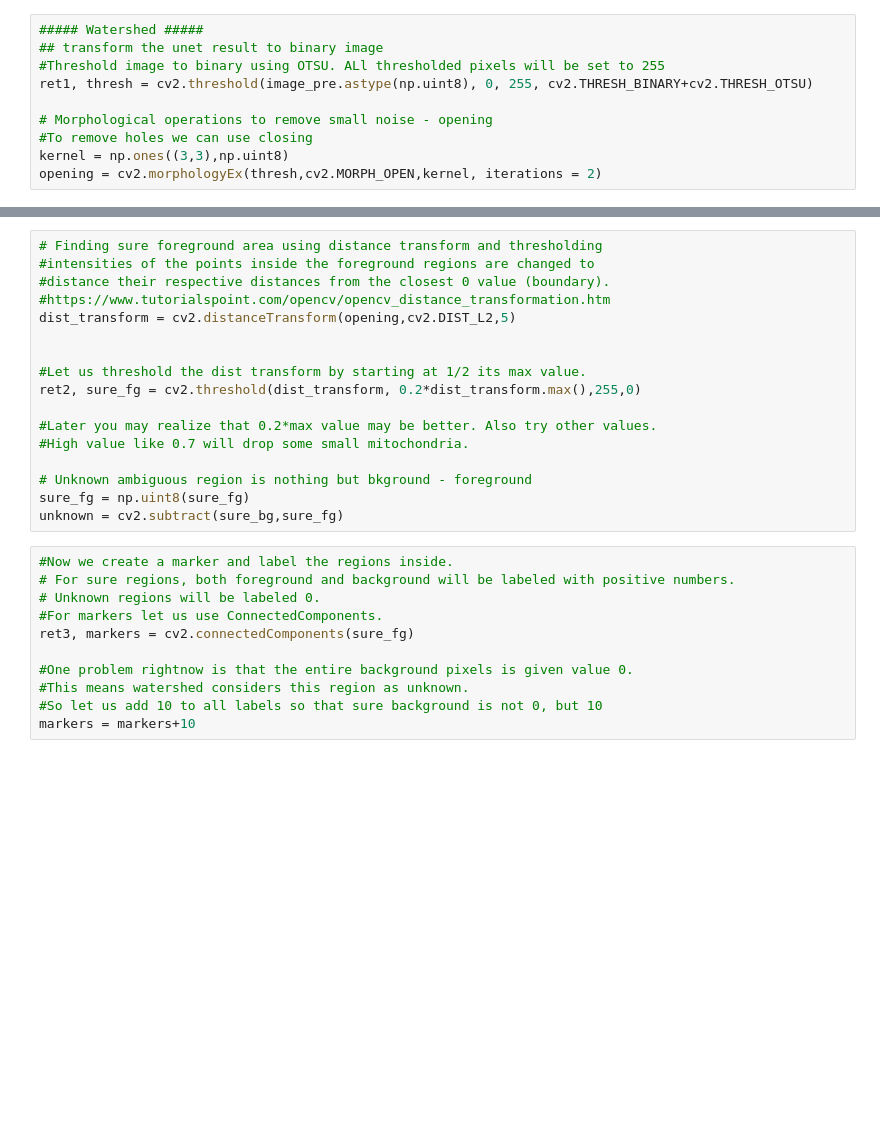
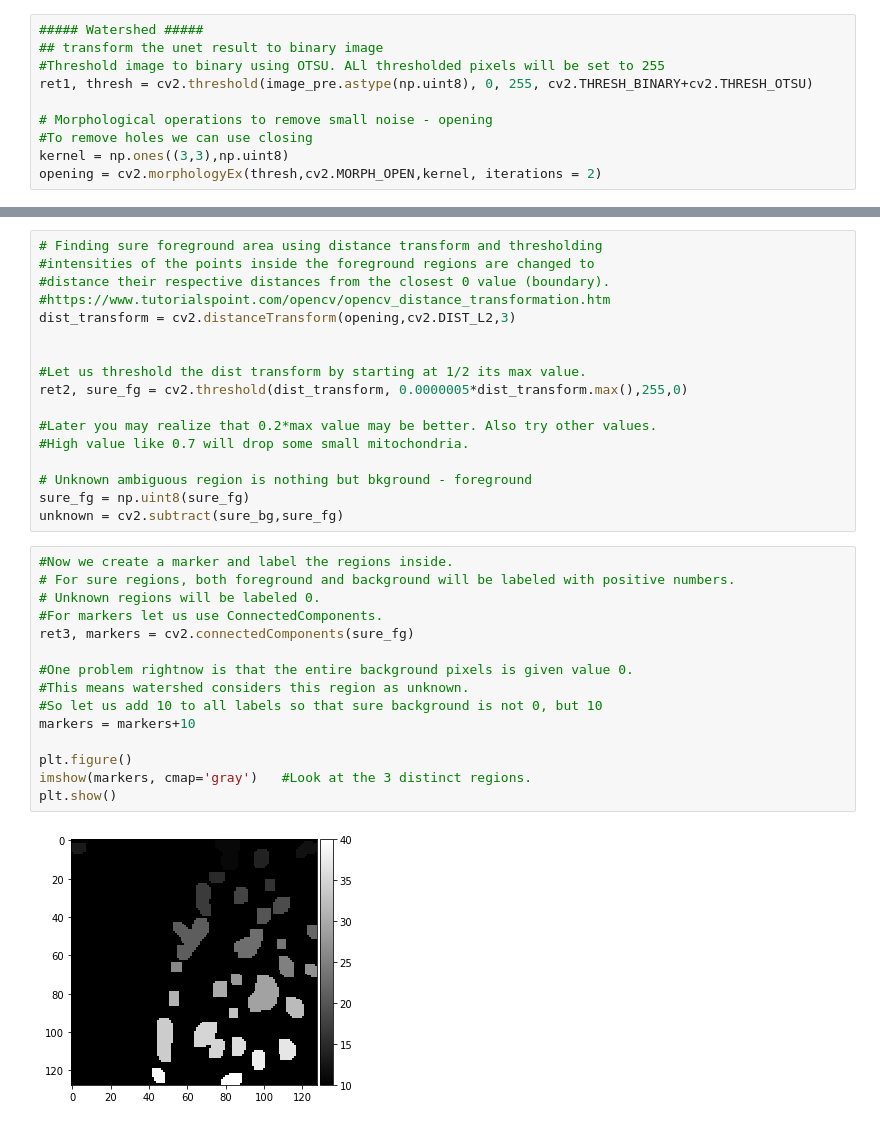
Before and after one commit to huangshuewei/1.-Python-Beginners, a Jupyter notebook: 3.Deep learning using keras in python/4a. U-net + watershed to implement instance segmentation.ipynb, the cells around one changed output, grey strips where cells are left out. Drawn from its saved outputs; the diff is of its cells as text; blank space fills up the shorter version.

```diff
--- a/3.Deep learning using keras in python/4a. U-net + watershed to implement instance segmentation.ipynb
+++ b/3.Deep learning using keras in python/4a. U-net + watershed to implement instance segmentation.ipynb
@@ -276,11 +282,11 @@ sure_bg = cv2.dilate(opening,kernel,iterations=10)
 #intensities of the points inside the foreground regions are changed to
 #distance their respective distances from the closest 0 value (boundary).
 #https://www.tutorialspoint.com/opencv/opencv_distance_transformation.htm
-dist_transform = cv2.distanceTransform(opening,cv2.DIST_L2,5)
+dist_transform = cv2.distanceTransform(opening,cv2.DIST_L2,3)
 
 
 #Let us threshold the dist transform by starting at 1/2 its max value.
-ret2, sure_fg = cv2.threshold(dist_transform, 0.2*dist_transform.max(),255,0)
+ret2, sure_fg = cv2.threshold(dist_transform, 0.0000005*dist_transform.max(),255,0)
 
 #Later you may realize that 0.2*max value may be better. Also try other values.
 #High value like 0.7 will drop some small mitochondria.
@@ -291,14 +297,20 @@ unknown = cv2.subtract(sure_bg,sure_fg)
 # %%
 #Now we create a marker and label the regions inside.
 # For sure regions, both foreground and background will be labeled with positive numbers.
 # Unknown regions will be labeled 0.
 #For markers let us use ConnectedComponents.
 ret3, markers = cv2.connectedComponents(sure_fg)
 
 #One problem rightnow is that the entire background pixels is given value 0.
 #This means watershed considers this region as unknown.
 #So let us add 10 to all labels so that sure background is not 0, but 10
 markers = markers+10
+
+plt.figure()
+imshow(markers, cmap='gray')   #Look at the 3 distinct regions.
+plt.show()
+# %% [output]
+[figure, added]
 # %%
 # Now, mark the region of unknown with zero
 markers[unknown==255] = 0
```
Also changed, not shown: parts of 9 cells of this notebook, 1 other file.
